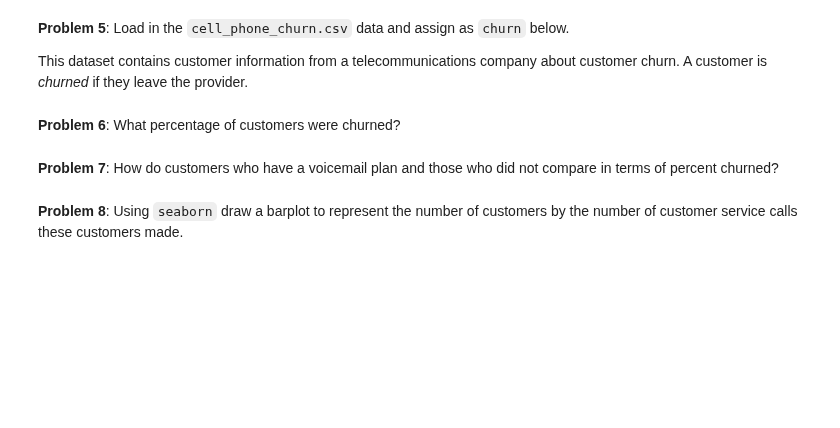
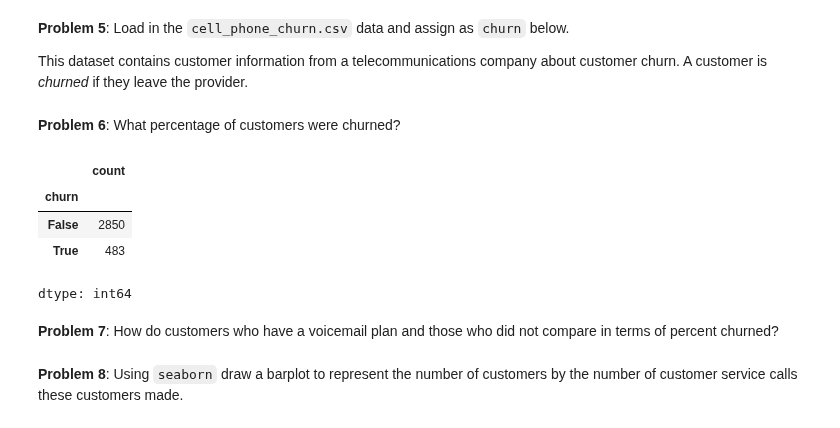
Before and after one commit to josepeon/python_dad_class, a Jupyter notebook: dad_homework_II.ipynb, the cells around one changed output. Drawn from its saved outputs; the diff is of its cells as text; code cells hidden in the pictures; blank space fills up the shorter version.

```diff
--- a/dad_homework_II.ipynb
+++ b/dad_homework_II.ipynb
@@ -25,8 +56,20 @@ spotify_url = 'https://raw.githubusercontent.com/jfkoehler/nyu_bootcamp_fa25/ref
 This dataset contains customer information from a telecommunications company about customer churn.  A customer is *churned* if they leave the provider.
 # %%
 churn_url = 'https://raw.githubusercontent.com/jfkoehler/nyu_bootcamp_fa25/refs/heads/main/data/cell_phone_churn.csv'
+# %%
+churn = pd.read_csv(churn_url)
 # %% [markdown]
 **Problem 6**: What percentage of customers were churned?
+# %%
+churn.head()
+total = churn['churn'].value_counts()
+total
+# %% [output]
+|  | count |
+| churn |  |
+| False | 2850 |
+| True | 483 |
+dtype: int64
 # %% [markdown]
 **Problem 7**: How do customers who have a voicemail plan and those who did not compare in terms of percent churned?
 # %% [markdown]
```
Also changed, not shown: parts of 4 cells of this notebook.
